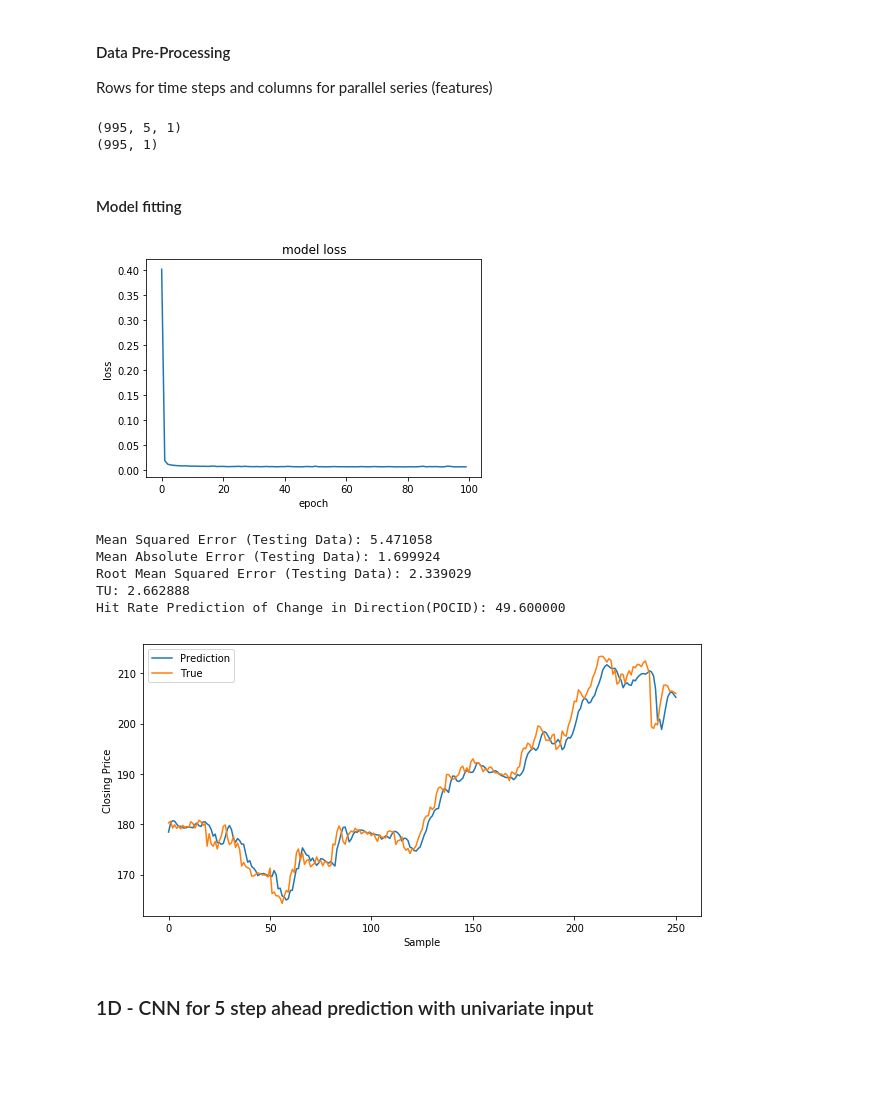
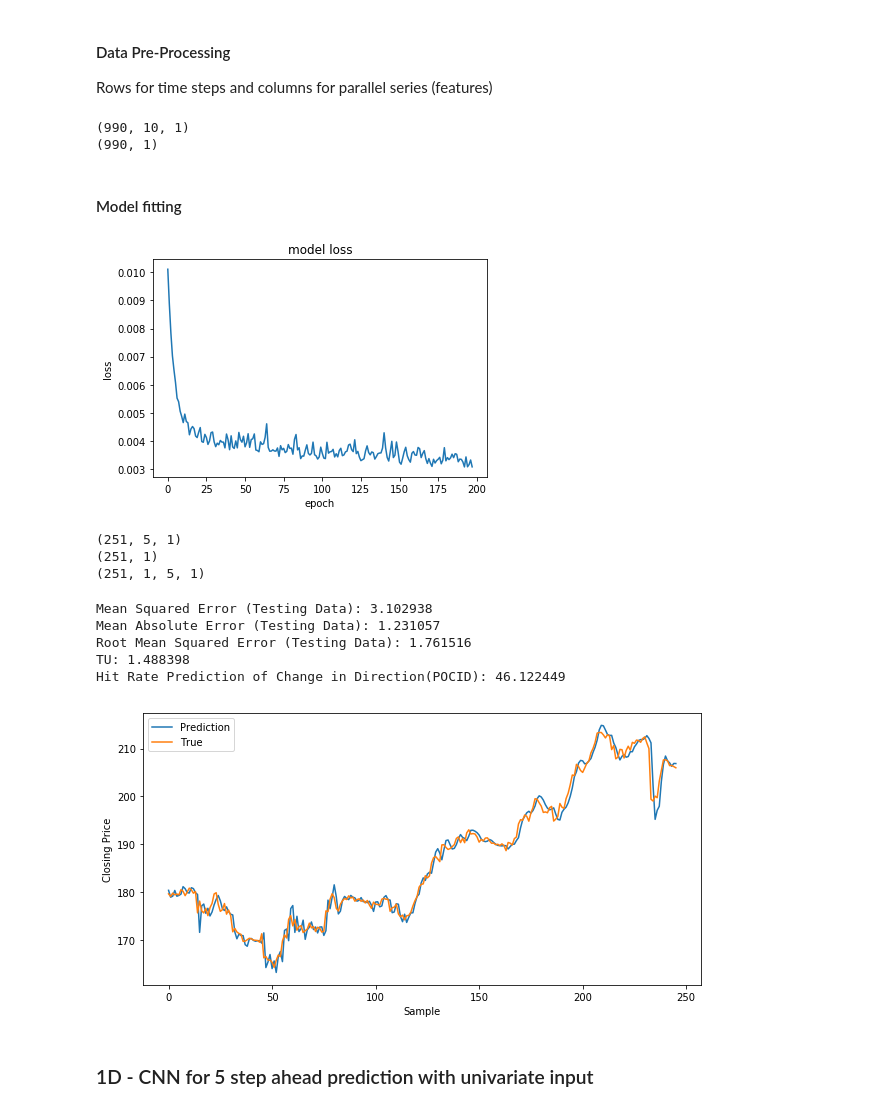
Before and after one commit to angelomenezes/Data_Science_for_Finance, a Jupyter notebook: src/exploring_s&p_500/CNN_approach_TF.ipynb, the cells around one changed output. Drawn from its saved outputs; the diff is of its cells as text; code cells hidden in the pictures; blank space fills up the shorter version.

```diff
--- a/src/exploring_s&p_500/CNN_approach_TF.ipynb
+++ b/src/exploring_s&p_500/CNN_approach_TF.ipynb
@@ -175,7 +175,7 @@ def split_sequence(sequence, n_steps):
         y.append(seq_y)
     return np.array(X), np.array(y)
 # %%
-window_size = 5
+window_size = 10
 
 train_univariate, y_train_univariate = split_sequence(np.array(training_scaled), window_size)
 test_univariate, y_test_univariate = split_sequence(np.array(testing_scaled), window_size)
@@ -192,8 +192,8 @@ y = y_train_univariate
 print(X.shape)
 print(y.shape)
 # %% [output]
-(995, 5, 1)
-(995, 1)
+(990, 10, 1)
+(990, 1)
 # %% [markdown]
 #### Model fitting
 # %%
@@ -208,14 +208,14 @@ model.add(Dense(1))
 model.compile(optimizer='adam', loss='mse')
 
 # fit model
-_ = model.fit(X, y, epochs=100, verbose=0)
+_ = model.fit(X, y, epochs=200, verbose=0)
 # %%
 # Summarize history for loss
 
-plt.plot(model.history.history['loss'])
+plt.plot(model.history.history['loss'][2:])
 plt.title('model loss')
 plt.ylabel('loss')
 plt.xlabel('epoch')
 plt.show()
 # %% [output]
-[figure, old version]
+[figure, new version]
@@ -221,0 +231,8 @@ plt.show()
+# %%
+print(test_univariate.shape)
+print(y_test_univariate.shape)
+print(x.shape)
+# %% [output]
+(251, 5, 1)
+(251, 1)
+(251, 1, 5, 1)
@@ -244,11 +267,11 @@ print('Root Mean Squared Error (Testing Data): %.6f' % RMSE)
 print('TU: %.6f' % TU_metric)
 print('Hit Rate Prediction of Change in Direction(POCID): %.6f' % POCID_metric)
 # %% [output]
-Mean Squared Error (Testing Data): 5.471058
-Mean Absolute Error (Testing Data): 1.699924
-Root Mean Squared Error (Testing Data): 2.339029
-TU: 2.662888
-Hit Rate Prediction of Change in Direction(POCID): 49.600000
+Mean Squared Error (Testing Data): 3.102938
+Mean Absolute Error (Testing Data): 1.231057
+Root Mean Squared Error (Testing Data): 1.761516
+TU: 1.488398
+Hit Rate Prediction of Change in Direction(POCID): 46.122449
 # %%
 plt.figure(figsize = (10,5))
 
@@ -260,7 +283,7 @@ plt.legend(fontsize=10)
 
 plt.show()
 # %% [output]
-[figure, old version]
+[figure, new version]
 # %% [markdown]
 ### 1D - CNN for 5 step ahead prediction with univariate input
 # %% [markdown]
```
Also changed, not shown: parts of 8 cells of this notebook, 4 other files.
